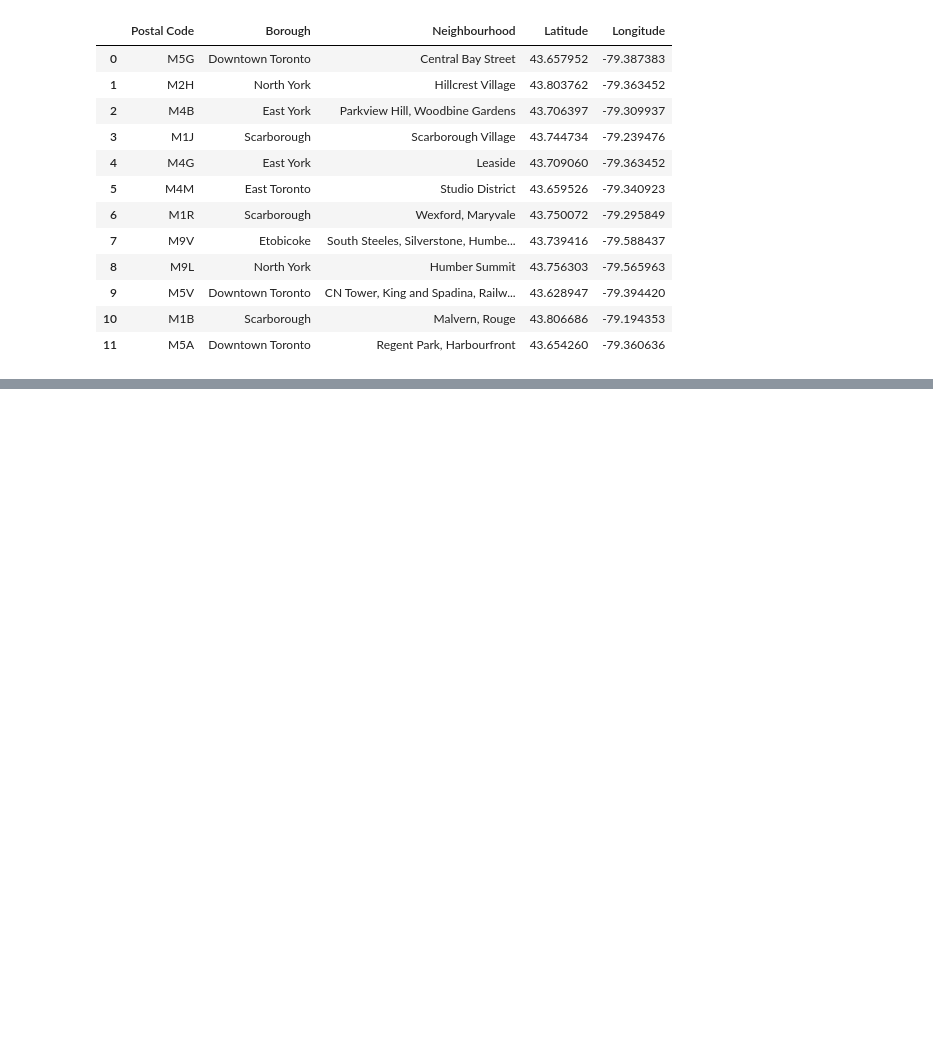
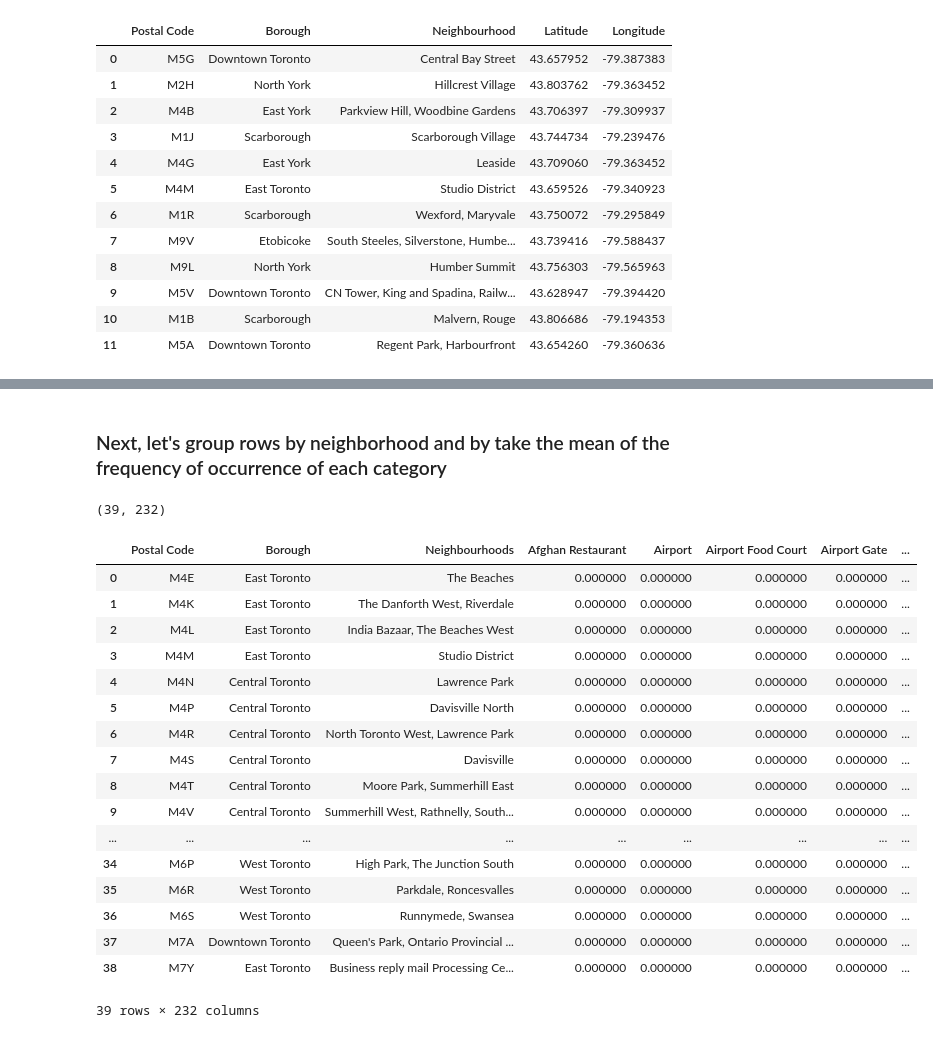
Before and after one commit to Divya2308/IBM-Data-Science-Professional-Certification, a Jupyter notebook: Week 3-3.ipynb, the cells around one changed output, grey strips where cells are left out. Cells and saved outputs as stored; diff of their text form; code cells hidden in the pictures; blank space fills up the shorter version.

Commit message:
Published from Watson Studio.

```diff
--- a/Week 3-3.ipynb
+++ b/Week 3-3.ipynb
@@ -175,0 +267,5 @@ test_df.drop(['index'], axis=1)
+# %%
+# create a new DataFrame with only boroughs that contain the word Toronto
+toronto_df_new = df[df['Borough'].isin(borough_with_toronto)].reset_index(drop=True)
+print(toronto_df_new.shape)
+toronto_df_new.head()
@@ -175,0 +302,9 @@ test_df.drop(['index'], axis=1)
+# %%
+# define Foursquare Credentials and Version
+CLIENT_ID = 'KH5KLKIOX2RNPKBU3LDSS4NBYQU3LRYNXGBEVXU2CIJD3B3M' # your Foursquare ID
+CLIENT_SECRET = 'QSO3XVVTA2VSZDPZ0P4V04120M4ES1ENM31R4NCPZC0BCA3Y' # your Foursquare Secret
+VERSION = '20180605' # Foursquare API version
+
+print('Your credentails:')
+print('CLIENT_ID: ' + CLIENT_ID)
+print('CLIENT_SECRET:' + CLIENT_SECRET)
@@ -175,0 +346,9 @@ test_df.drop(['index'], axis=1)
+# %%
+# convert the venues list into a new DataFrame
+venues_df = pd.DataFrame(venues)
+
+# define the column names
+venues_df.columns = ['Postal Code', 'Borough', 'Neighbourhood', 'BoroughLatitude', 'BoroughLongitude', 'VenueName', 'VenueLatitude', 'VenueLongitude', 'VenueCategory']
+
+print(venues_df.shape)
+venues_df.head()
@@ -175,0 +411,15 @@ test_df.drop(['index'], axis=1)
+# %%
+# one hot encoding
+toronto_onehot = pd.get_dummies(venues_df[['VenueCategory']], prefix="", prefix_sep="")
+
+# add postal, borough and neighborhood column back to dataframe
+toronto_onehot['Postal Code'] = venues_df['Postal Code']
+toronto_onehot['Borough'] = venues_df['Borough']
+toronto_onehot['Neighbourhoods'] = venues_df['Neighbourhood']
+
+# move postal, borough and neighborhood column to the first column
+fixed_columns = list(toronto_onehot.columns[-3:]) + list(toronto_onehot.columns[:-3])
+toronto_onehot = toronto_onehot[fixed_columns]
+
+print(toronto_onehot.shape)
+toronto_onehot.head()
@@ -175,0 +435,27 @@ test_df.drop(['index'], axis=1)
+# %% [markdown]
+### Next, let's group rows by neighborhood and by take the mean of the frequency of occurrence of each category
+# %%
+toronto_grouped = toronto_onehot.groupby(["Postal Code", "Borough", "Neighbourhoods"]).mean().reset_index()
+
+print(toronto_grouped.shape)
+toronto_grouped
+# %% [output]
+(39, 232)
+|  | Postal Code | Borough | Neighbourhoods | Afghan Restaurant | Airport | Airport Food Court | Airport Gate | ... |
+| 0 | M4E | East Toronto | The Beaches | 0.000000 | 0.000000 | 0.000000 | 0.000000 | ... |
+| 1 | M4K | East Toronto | The Danforth West, Riverdale | 0.000000 | 0.000000 | 0.000000 | 0.000000 | ... |
+| 2 | M4L | East Toronto | India Bazaar, The Beaches West | 0.000000 | 0.000000 | 0.000000 | 0.000000 | ... |
+| 3 | M4M | East Toronto | Studio District | 0.000000 | 0.000000 | 0.000000 | 0.000000 | ... |
+| 4 | M4N | Central Toronto | Lawrence Park | 0.000000 | 0.000000 | 0.000000 | 0.000000 | ... |
+| 5 | M4P | Central Toronto | Davisville North | 0.000000 | 0.000000 | 0.000000 | 0.000000 | ... |
+| 6 | M4R | Central Toronto | North Toronto West, Lawrence Park | 0.000000 | 0.000000 | 0.000000 | 0.000000 | ... |
+| 7 | M4S | Central Toronto | Davisville | 0.000000 | 0.000000 | 0.000000 | 0.000000 | ... |
+| 8 | M4T | Central Toronto | Moore Park, Summerhill East | 0.000000 | 0.000000 | 0.000000 | 0.000000 | ... |
+| 9 | M4V | Central Toronto | Summerhill West, Rathnelly, South... | 0.000000 | 0.000000 | 0.000000 | 0.000000 | ... |
+| ... | ... | ... | ... | ... | ... | ... | ... | ... |
+| 34 | M6P | West Toronto | High Park, The Junction South | 0.000000 | 0.000000 | 0.000000 | 0.000000 | ... |
+| 35 | M6R | West Toronto | Parkdale, Roncesvalles | 0.000000 | 0.000000 | 0.000000 | 0.000000 | ... |
+| 36 | M6S | West Toronto | Runnymede, Swansea | 0.000000 | 0.000000 | 0.000000 | 0.000000 | ... |
+| 37 | M7A | Downtown Toronto | Queen's Park, Ontario Provincial ... | 0.000000 | 0.000000 | 0.000000 | 0.000000 | ... |
+| 38 | M7Y | East Toronto | Business reply mail Processing Ce... | 0.000000 | 0.000000 | 0.000000 | 0.000000 | ... |
+39 rows × 232 columns
```
Also changed, not shown: parts of 42 cells of this notebook.
